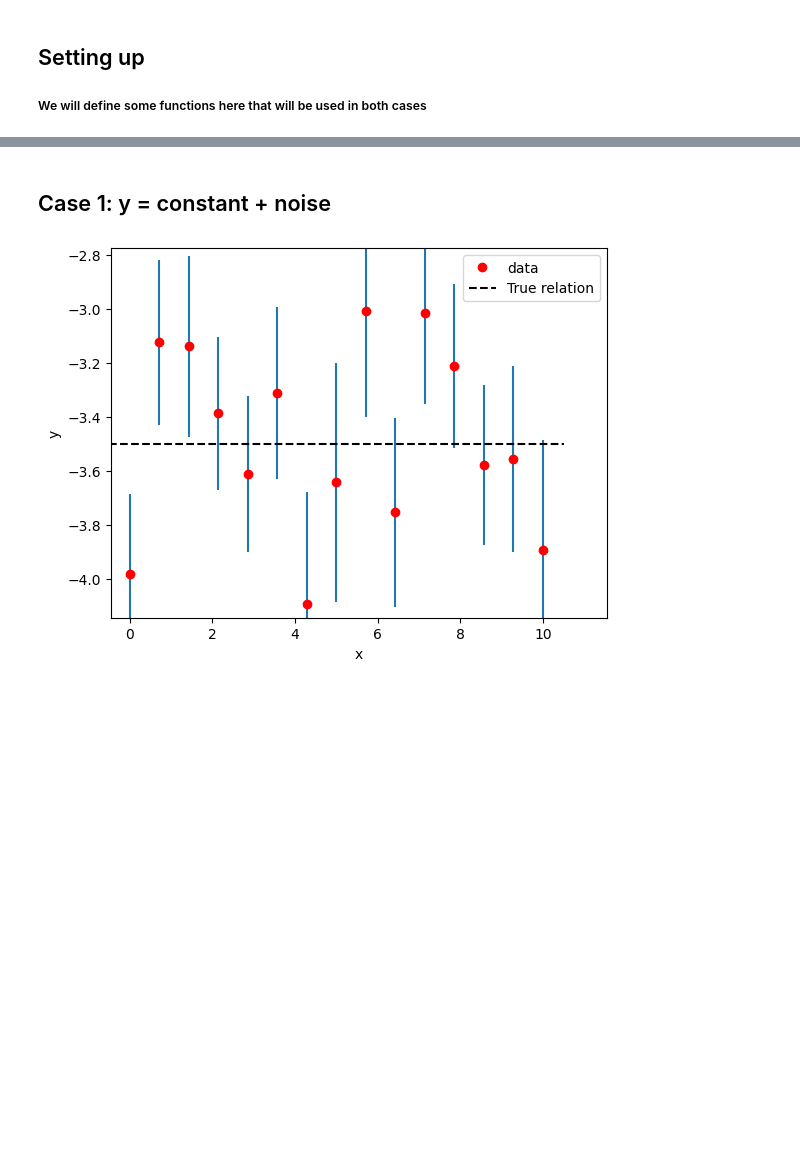
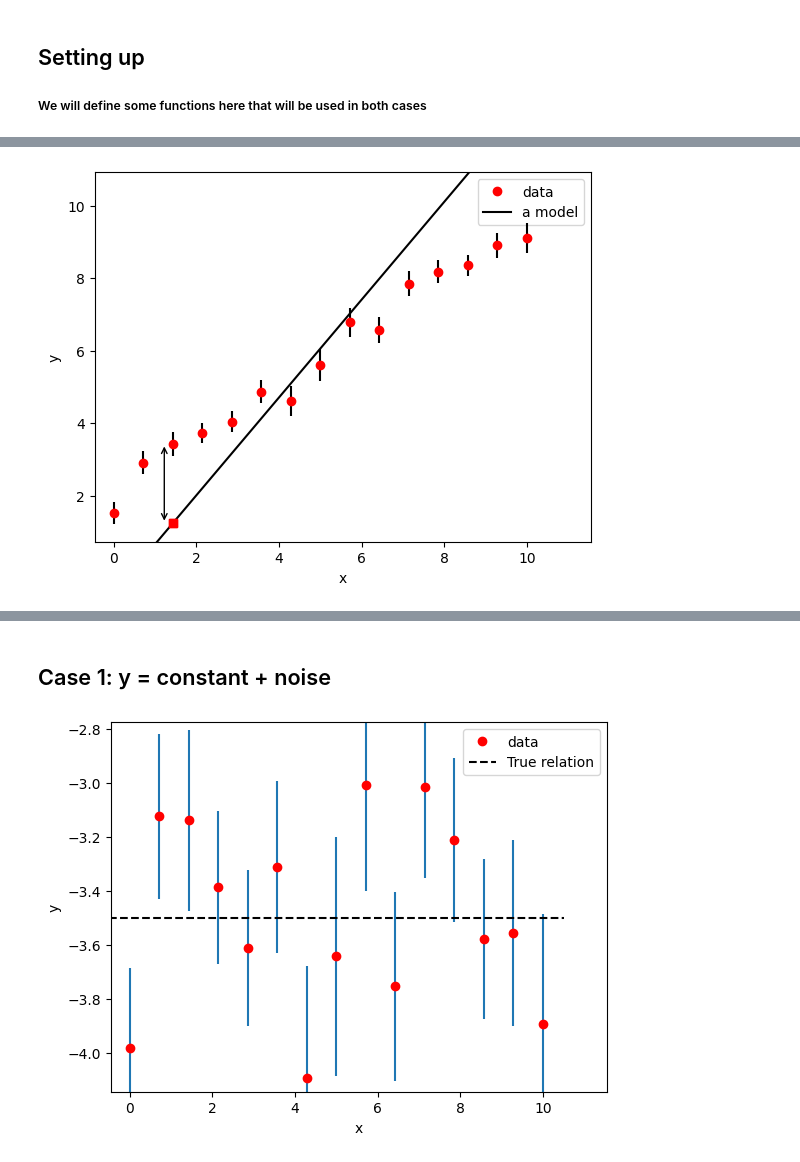
Before and after one commit to sundarjhu/AstrostatsIRyA2023, a Jupyter notebook: Statistics_For_Astronomers_20230911.ipynb, the cells around one changed output, grey strips where cells are left out. Drawn from its saved outputs; the diff is of its cells as text; code cells hidden in the pictures; blank space fills up the shorter version.

```diff
--- a/Statistics_For_Astronomers_20230911.ipynb
+++ b/Statistics_For_Astronomers_20230911.ipynb
@@ -176,0 +205,21 @@ def chisq_minimise(A_range, B_range, x, y, y_err):
+# %%
+A_true, B_true = 2, 0.75
+x, y, y_err = make_data(A_true, B_true)
+plt.errorbar(x, y, yerr=y_err, linestyle='none', zorder=20, ecolor='k')
+plt.plot(x, y, 'ro', label='data', zorder=25)
+ylim = plt.ylim()
+plt.ylim(ylim[0] * 0.9, ylim[1] * 1.1)
+xlim = np.array(plt.xlim())
+plt.xlim(xlim[0] * 0.9, xlim[1] * 1.1)
+xgrid = np.linspace(xlim[0] * 0.9, xlim[1] * 1.1, 100)
+plt.plot(xgrid, -2.7 + A_true + 1.8 * B_true * xgrid, 'k-', label='a model')
+i = 2
+y_pred = -2.7 + A_true + 1.8 * B_true * x[i]
+plt.plot([x[i], x[i]], [y_pred, y_pred], marker='s', color='r', zorder=30)
+plt.annotate('', xy=(x[i]-0.2, y[i]), xytext=(x[i]-0.2, y_pred), arrowprops=dict(arrowstyle='<->'))
+plt.xlabel('x')
+plt.ylabel('y')
+plt.legend(loc='best')
+plt.show()
+# %% [output]
+[figure, added]
```
Also changed, not shown: parts of 11 cells of this notebook.
